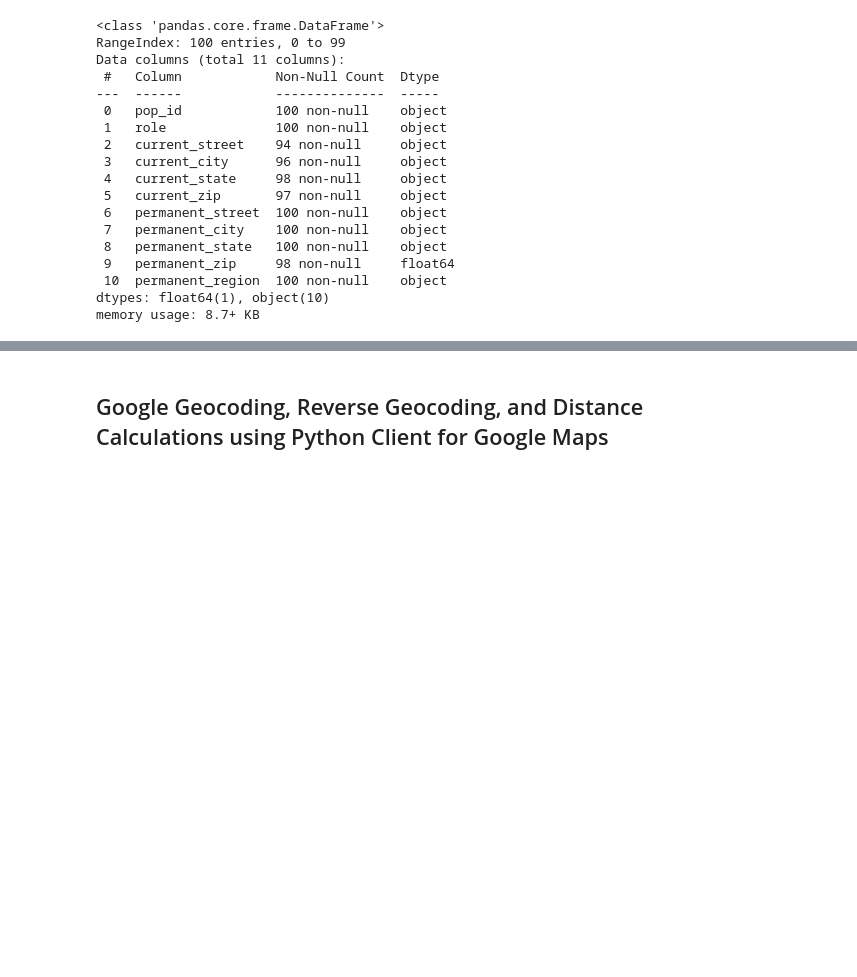
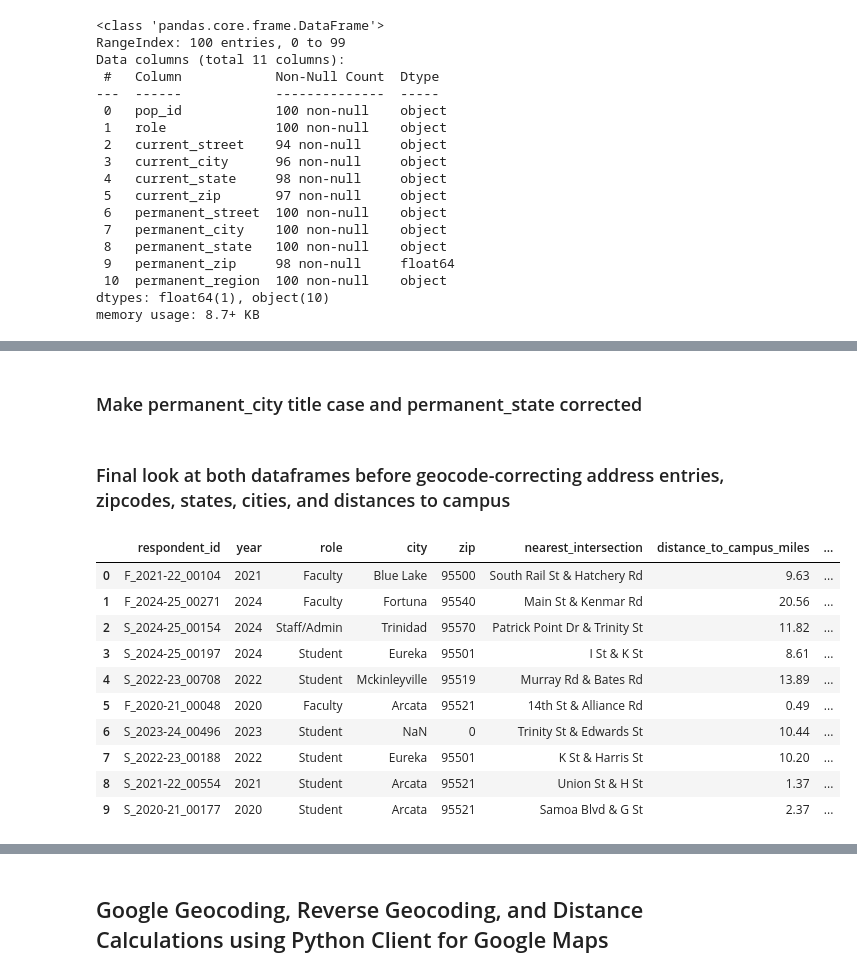
Before and after one commit to toritotony/311-projects, a Jupyter notebook: project2/data/pipeline/data_pipeline.ipynb, the cells around one changed output, grey strips where cells are left out. Saved outputs shown, nothing was run; the diff lists cells and outputs as text; code cells hidden in the pictures; blank space fills up the shorter version.

```diff
--- a/project2/data/pipeline/data_pipeline.ipynb
+++ b/project2/data/pipeline/data_pipeline.ipynb
@@ -238,0 +323,2 @@ memory usage: 8.7+ KB
+# %% [markdown]
+### Make permanent_city title case and permanent_state corrected
@@ -238,0 +328,16 @@ memory usage: 8.7+ KB
+# %% [markdown]
+### Final look at both dataframes before geocode-correcting address entries, zipcodes, states, cities, and distances to campus
+# %%
+df.head(10)
+# %% [output]
+|  | respondent_id | year | role | city | zip | nearest_intersection | distance_to_campus_miles | ... |
+| 0 | F_2021-22_00104 | 2021 | Faculty | Blue Lake | 95500 | South Rail St & Hatchery Rd | 9.63 | ... |
+| 1 | F_2024-25_00271 | 2024 | Faculty | Fortuna | 95540 | Main St & Kenmar Rd | 20.56 | ... |
+| 2 | S_2024-25_00154 | 2024 | Staff/Admin | Trinidad | 95570 | Patrick Point Dr & Trinity St | 11.82 | ... |
+| 3 | S_2024-25_00197 | 2024 | Student | Eureka | 95501 | I St & K St | 8.61 | ... |
+| 4 | S_2022-23_00708 | 2022 | Student | Mckinleyville | 95519 | Murray Rd & Bates Rd | 13.89 | ... |
+| 5 | F_2020-21_00048 | 2020 | Faculty | Arcata | 95521 | 14th St & Alliance Rd | 0.49 | ... |
+| 6 | S_2023-24_00496 | 2023 | Student | NaN | 0 | Trinity St & Edwards St | 10.44 | ... |
+| 7 | S_2022-23_00188 | 2022 | Student | Eureka | 95501 | K St & Harris St | 10.20 | ... |
+| 8 | S_2021-22_00554 | 2021 | Student | Arcata | 95521 | Union St & H St | 1.37 | ... |
+| 9 | S_2020-21_00177 | 2020 | Student | Arcata | 95521 | Samoa Blvd & G St | 2.37 | ... |
```
Also changed, not shown: parts of 29 cells of this notebook.
